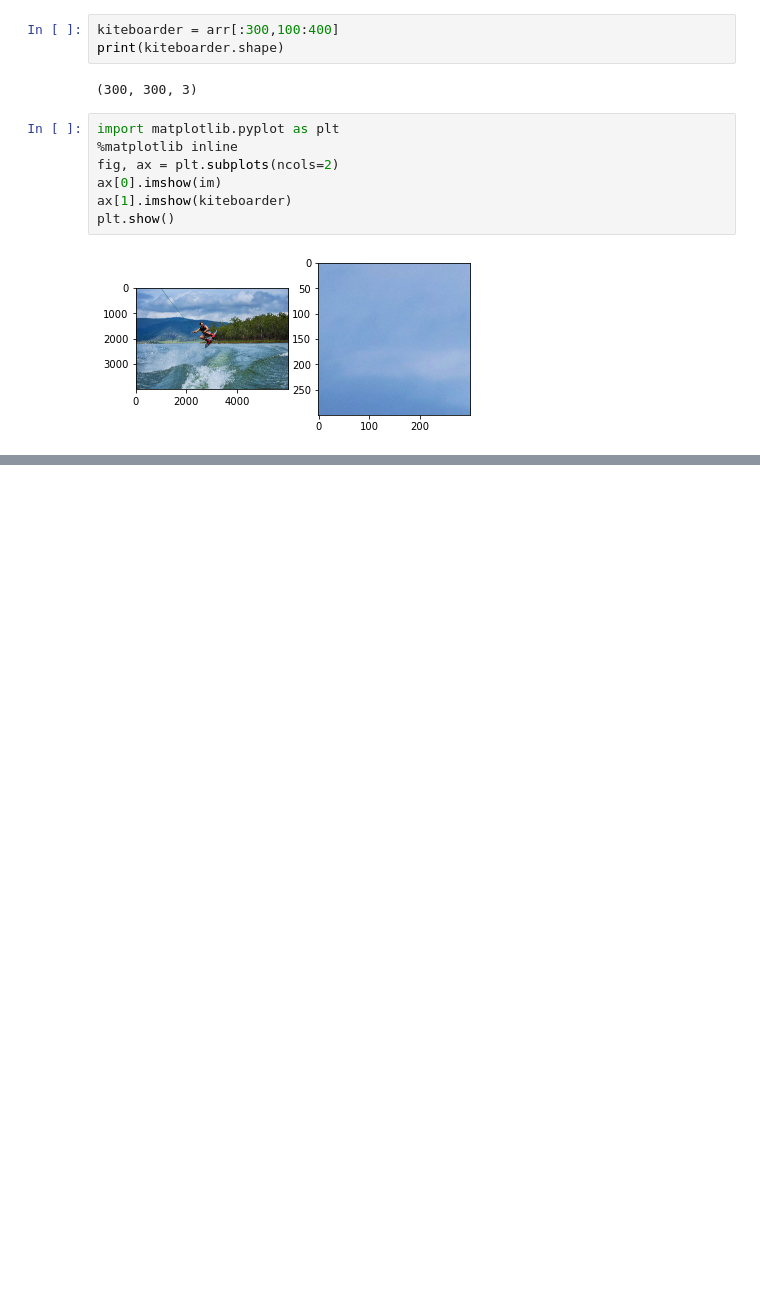
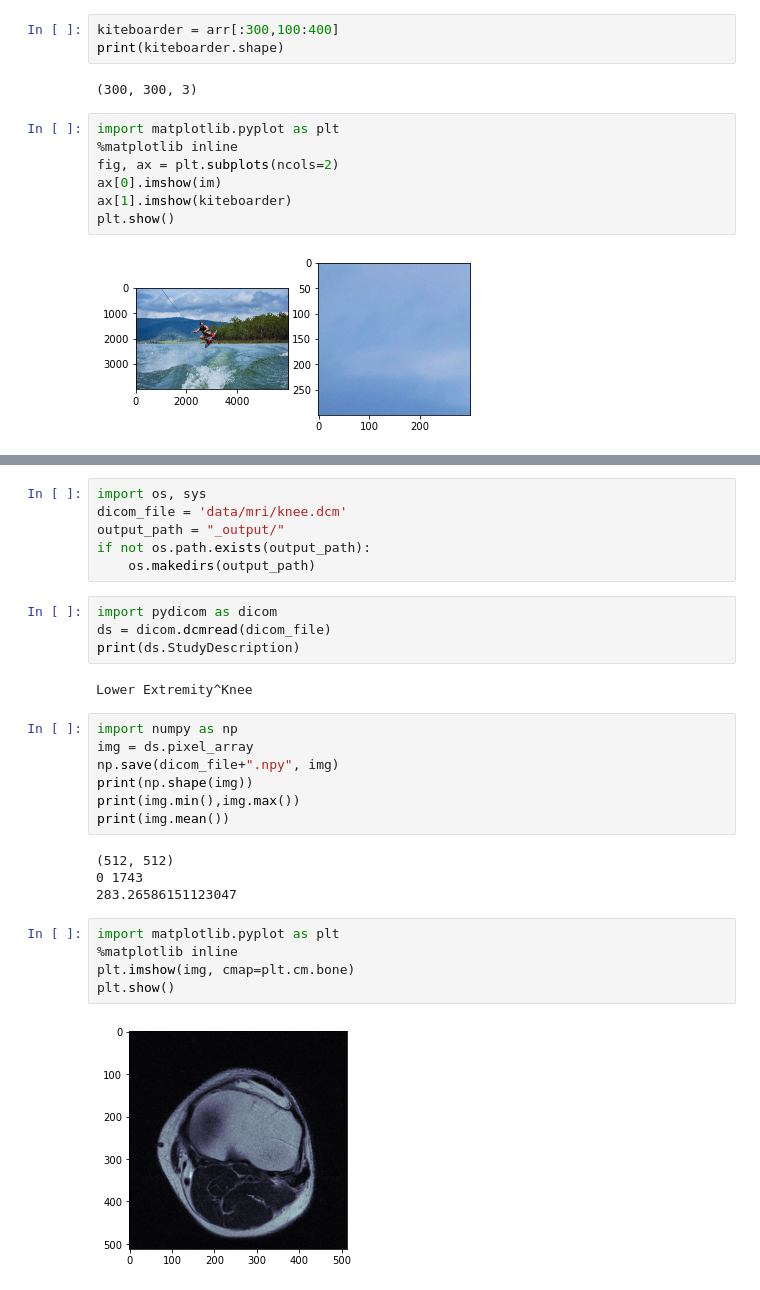
Before and after one commit to alwinruby/AI_Sports, a Jupyter notebook: Basic_Check.ipynb, the cells around one changed output, grey strips where cells are left out. Cells and saved outputs as stored; diff of their text form; blank space fills up the shorter version.

Commit message:
knee

```diff
--- a/Basic_Check.ipynb
+++ b/Basic_Check.ipynb
@@ -62,0 +116,30 @@ plt.show()
+# %%
+import os, sys
+dicom_file = 'data/mri/knee.dcm'
+output_path = "_output/"
+if not os.path.exists(output_path):
+    os.makedirs(output_path)
+# %%
+import pydicom as dicom
+ds = dicom.dcmread(dicom_file)
+print(ds.StudyDescription)
+# %% [output]
+Lower Extremity^Knee
+# %%
+import numpy as np
+img = ds.pixel_array
+np.save(dicom_file+".npy", img)
+print(np.shape(img))
+print(img.min(),img.max())
+print(img.mean())
+# %% [output]
+(512, 512)
+0 1743
+283.26586151123047
+# %%
+import matplotlib.pyplot as plt
+%matplotlib inline
+plt.imshow(img, cmap=plt.cm.bone)
+plt.show()
+# %% [output]
+[figure, added]
```
Also changed, not shown: parts of 10 cells of this notebook, 4 other files.
